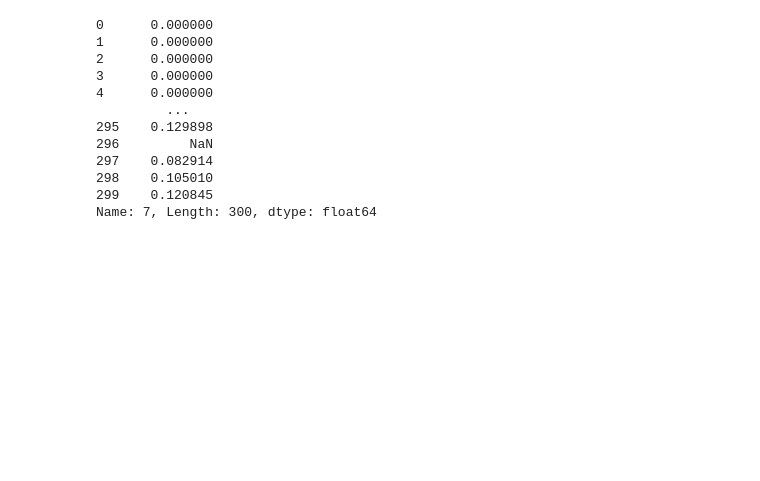
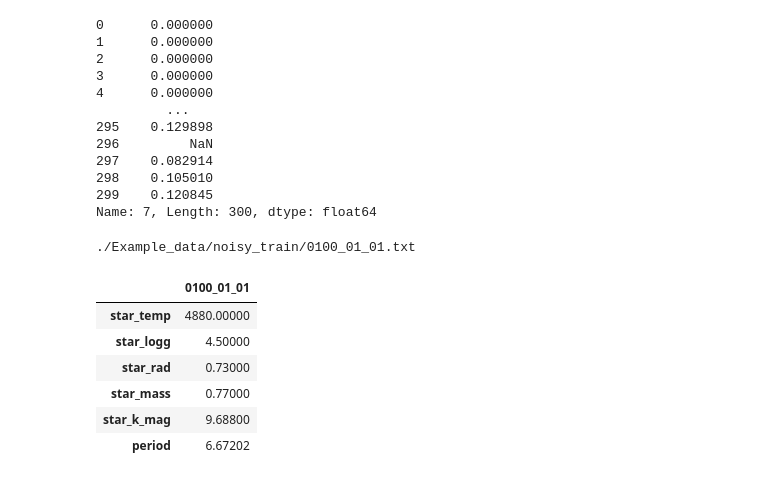
Before and after one commit to Wabinab/ariel_ml_2021, a Jupyter notebook: testing.ipynb, the cells around one changed output. Saved outputs shown, nothing was run; the diff lists cells and outputs as text; code cells hidden in the pictures; blank space fills up the shorter version.

```diff
--- a/utils/testing.ipynb
+++ b/testing.ipynb
@@ -54,3 +56,17 @@ sqrt_transform
 298    0.105010
 299    0.120845
 Name: 7, Length: 300, dtype: float64
+# %%
+df = call_class.read_noisy_extra_param()
+# %% [output]
+./Example_data/noisy_train/0100_01_01.txt
+# %%
+df
+# %% [output]
+|  | 0100_01_01 |
+| star_temp | 4880.00000 |
+| star_logg | 4.50000 |
+| star_rad | 0.73000 |
+| star_mass | 0.77000 |
+| star_k_mag | 9.68800 |
+| period | 6.67202 |
```
Also changed, not shown: parts of 9 cells of this notebook, 12 other files.
